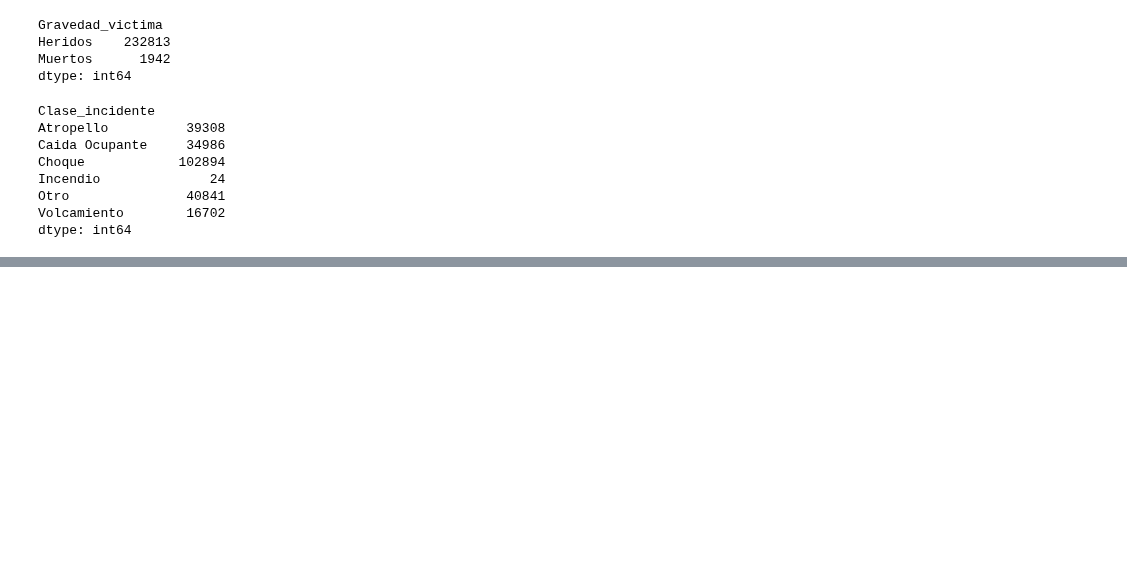
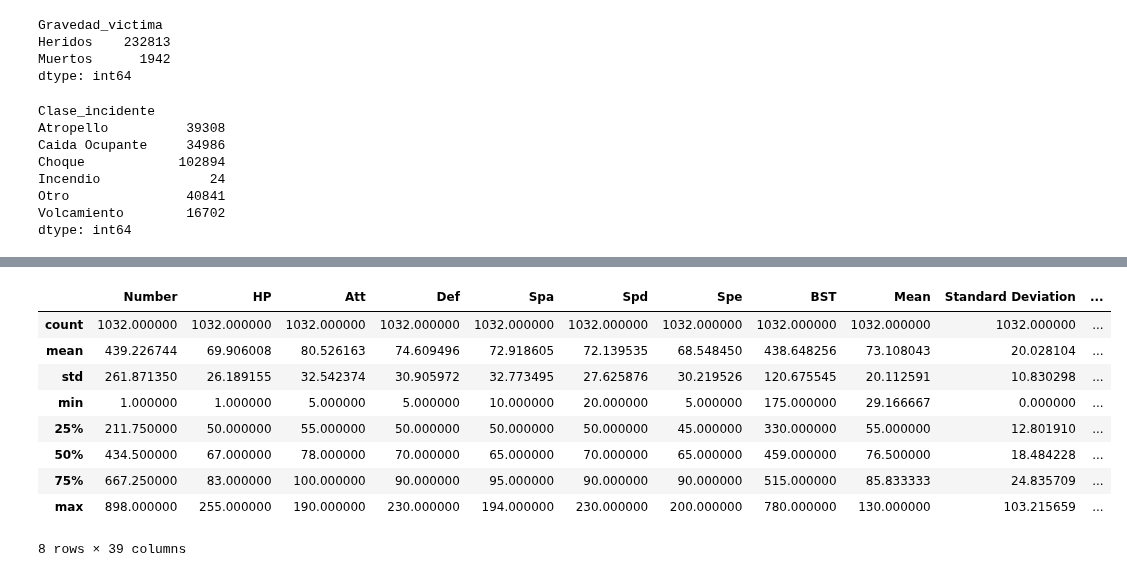
Before and after one commit to mteoraso/ML_Practice, a Jupyter notebook: EDA_accidentes_viales_medellin.ipynb, the cells around one changed output, grey strips where cells are left out. Cells and saved outputs as stored; diff of their text form; code cells hidden in the pictures; blank space fills up the shorter version.

```diff
--- a/EDA_accidentes_viales_medellin.ipynb
+++ b/EDA_accidentes_viales_medellin.ipynb
@@ -172,0 +331,13 @@ dtype: int64
+# %%
+df_pokemon.describe()
+# %% [output]
+|  | Number | HP | Att | Def | Spa | Spd | Spe | BST | Mean | Standard Deviation | ... |
+| count | 1032.000000 | 1032.000000 | 1032.000000 | 1032.000000 | 1032.000000 | 1032.000000 | 1032.000000 | 1032.000000 | 1032.000000 | 1032.000000 | ... |
+| mean | 439.226744 | 69.906008 | 80.526163 | 74.609496 | 72.918605 | 72.139535 | 68.548450 | 438.648256 | 73.108043 | 20.028104 | ... |
+| std | 261.871350 | 26.189155 | 32.542374 | 30.905972 | 32.773495 | 27.625876 | 30.219526 | 120.675545 | 20.112591 | 10.830298 | ... |
+| min | 1.000000 | 1.000000 | 5.000000 | 5.000000 | 10.000000 | 20.000000 | 5.000000 | 175.000000 | 29.166667 | 0.000000 | ... |
+| 25% | 211.750000 | 50.000000 | 55.000000 | 50.000000 | 50.000000 | 50.000000 | 45.000000 | 330.000000 | 55.000000 | 12.801910 | ... |
+| 50% | 434.500000 | 67.000000 | 78.000000 | 70.000000 | 65.000000 | 70.000000 | 65.000000 | 459.000000 | 76.500000 | 18.484228 | ... |
+| 75% | 667.250000 | 83.000000 | 100.000000 | 90.000000 | 95.000000 | 90.000000 | 90.000000 | 515.000000 | 85.833333 | 24.835709 | ... |
+| max | 898.000000 | 255.000000 | 190.000000 | 230.000000 | 194.000000 | 230.000000 | 200.000000 | 780.000000 | 130.000000 | 103.215659 | ... |
+8 rows × 39 columns
```
Also changed, not shown: parts of 16 cells of this notebook.
